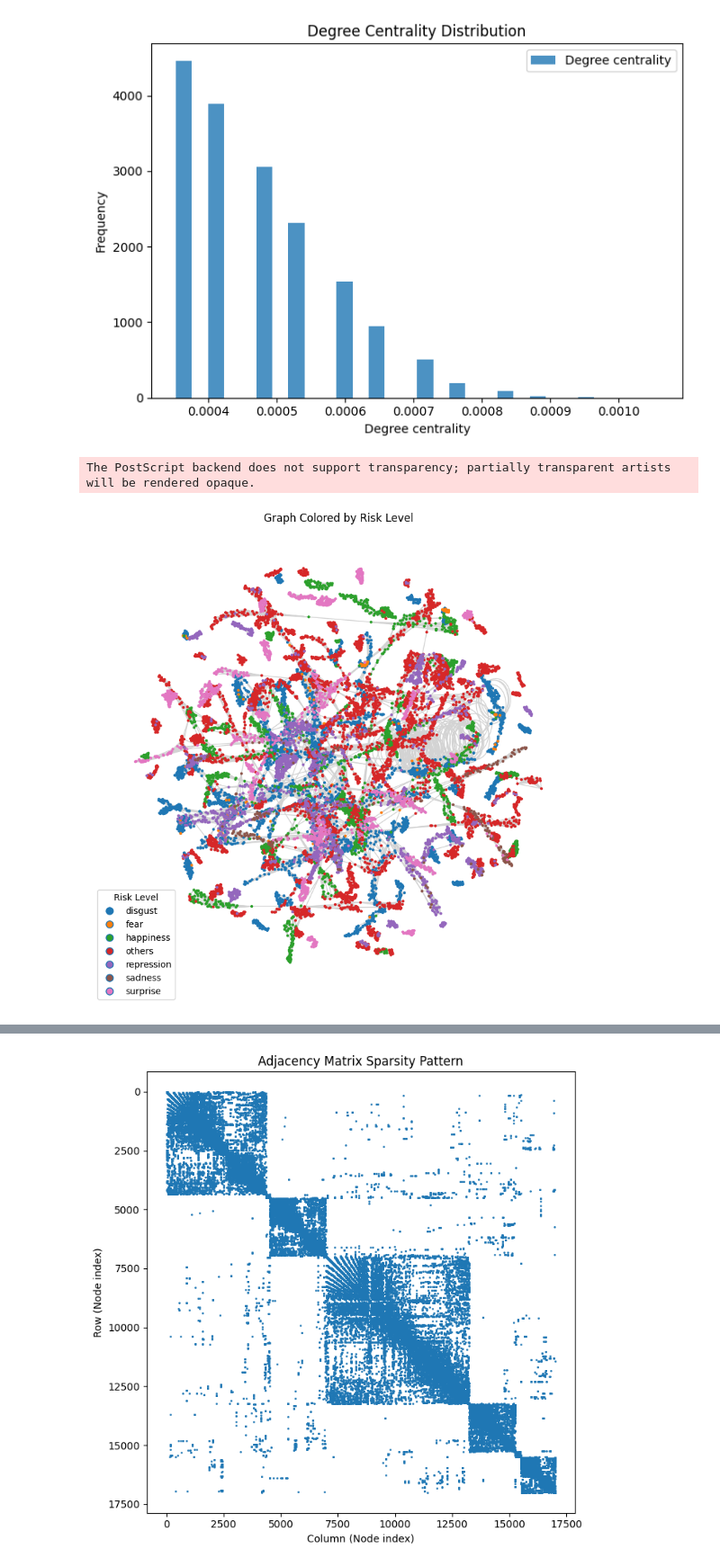
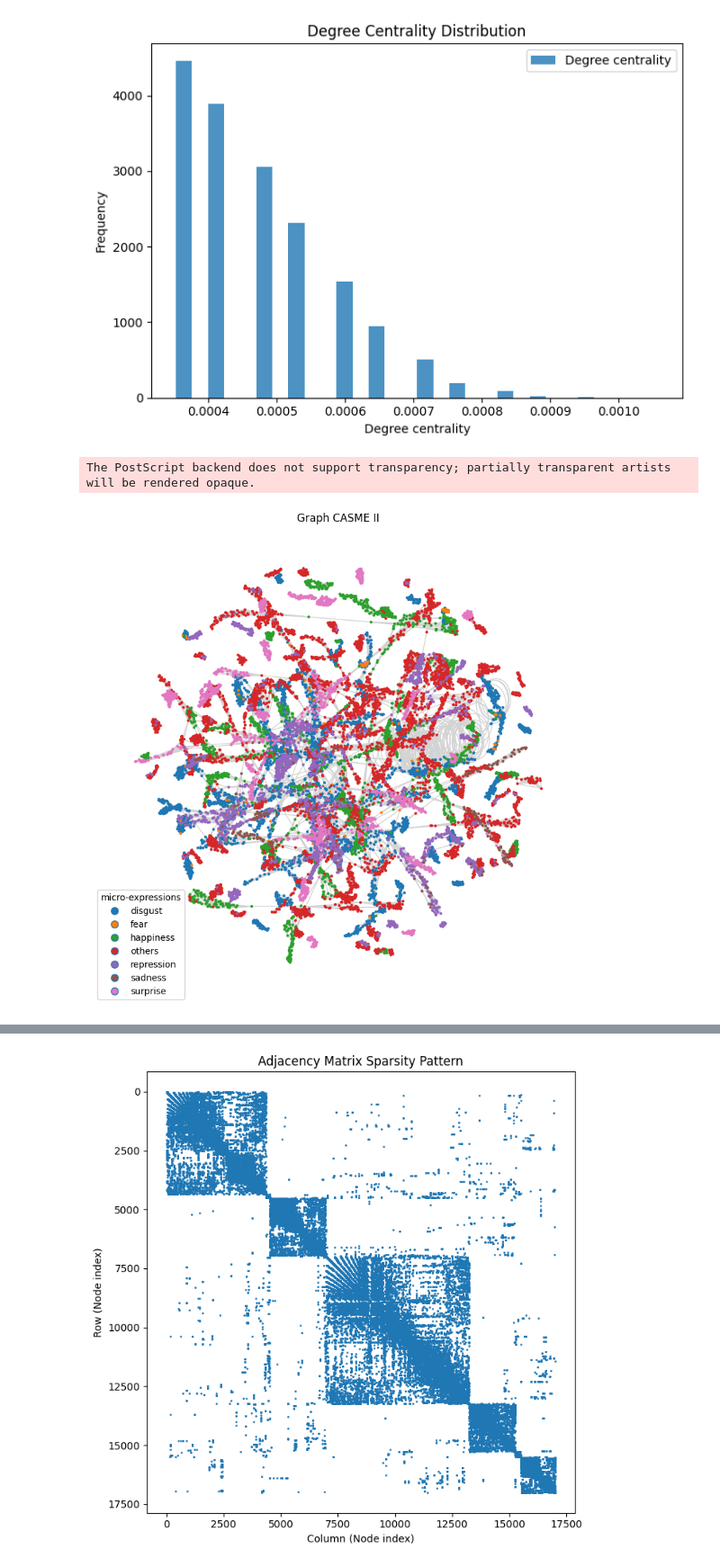
Before and after one commit to sadbinsiddique/Dl-net, a Jupyter notebook: notebook/gnn_casme2/run_gnn_casme2.ipynb, the cells around one changed output, grey strips where cells are left out. Shown at 90% size. Cells and saved outputs as stored; diff of their text form; code cells hidden in the pictures.

```diff
--- a/notebook/gnn_casme2/run_gnn_casme2.ipynb
+++ b/notebook/gnn_casme2/run_gnn_casme2.ipynb
@@ -145,14 +128,5 @@ plt.show()
 # %%
-import torch
-import numpy as np
-import networkx as nx
-import matplotlib.pyplot as plt
-from matplotlib.lines import Line2D
-from torch_geometric.data import Data
-from torch_geometric.utils import to_networkx
-from sklearn.neighbors import NearestNeighbors
-
-num_nodes_to_plot = 1000
+num_nodes_to_plot = 500
 
 # 1. Randomly sample the features and labels of 500 nodes
 subset_idx = torch.randperm(data_cpu.num_nodes)[:num_nodes_to_plot]
@@ -160,7 +134,6 @@ x_sub = data_cpu.x[subset_idx].numpy()
 y_sub = data_cpu.y[subset_idx].numpy()
 
 # 2. RECOMPUTE the k-NN edges specifically for this subset so they connect
-k = 6
 nbrs = NearestNeighbors(n_neighbors=k+1, metric='euclidean').fit(x_sub)
 distances, indices = nbrs.kneighbors(x_sub)
 
@@ -271,8 +244,6 @@ import networkx as nx
 import matplotlib.pyplot as plt
 from sklearn.neighbors import NearestNeighbors
 
-# 1. Compute Nearest Neighbors
-k = 6 # For facial patches/landmarks in CASME II, keep k small (e.g., 4 to 8)
 nbrs = NearestNeighbors(n_neighbors=k+1, metric='euclidean').fit(X_scaled)
 distances, indices = nbrs.kneighbors(X_scaled)
 
@@ -592,7 +556,7 @@ The PostScript backend does not support transparency; partially transparent arti
 [figure]
 # %%
 # ------------------------------------------------------------------
-# 4. GRAPH COLORED BY RISK LEVEL + LEGEND
+# 4. GRAPH
 # ------------------------------------------------------------------
 # Adjust mapping if you have more than 7 classes
 unique_labels = np.unique(y)
@@ -614,37 +578,37 @@ label_to_name = {
     5: "sadness",
     6: "surprise"
 }
 node_colors = [label_to_color[label] for label in y]
 
 pos = nx.spring_layout(G, seed=42)
 
 fig, ax = plt.subplots(figsize=(8, 8))
 nx.draw(
     G, pos,
     node_size=10,
     node_color=node_colors,
     edge_color="lightgray",
     linewidths=0,
     ax=ax
 )
-ax.set_title("Graph Colored by Risk Level")
+ax.set_title("Graph CASME II")
 ax.axis("off")
 
 # Build legend handles
 handles = [
     plt.Line2D([0], [0], marker='o', linestyle='',
                markerfacecolor=label_to_color[lab], markersize=8)
     for lab in unique_labels
 ]
 labels = [label_to_name[lab] for lab in unique_labels]
-ax.legend(handles, labels, title="Risk Level",
+ax.legend(handles, labels, title="micro-expressions",
           loc="lower left", bbox_to_anchor=(0.0, 0.0))
 plt.tight_layout()
-save_fig(fig, "graph_risk_level")
+save_fig(fig, "graph_casme2")
 plt.show()
 # %% [output]
 The PostScript backend does not support transparency; partially transparent artists will be rendered opaque.
-[figure, old version]
+[figure, new version]
 # %%
 # ------------------------------------------------------------------
 # 5. LOUVAIN COMMUNITIES WITH MULTI-COLUMN LEGEND
```
Also changed, not shown: parts of 22 cells of this notebook, 12 other files.
